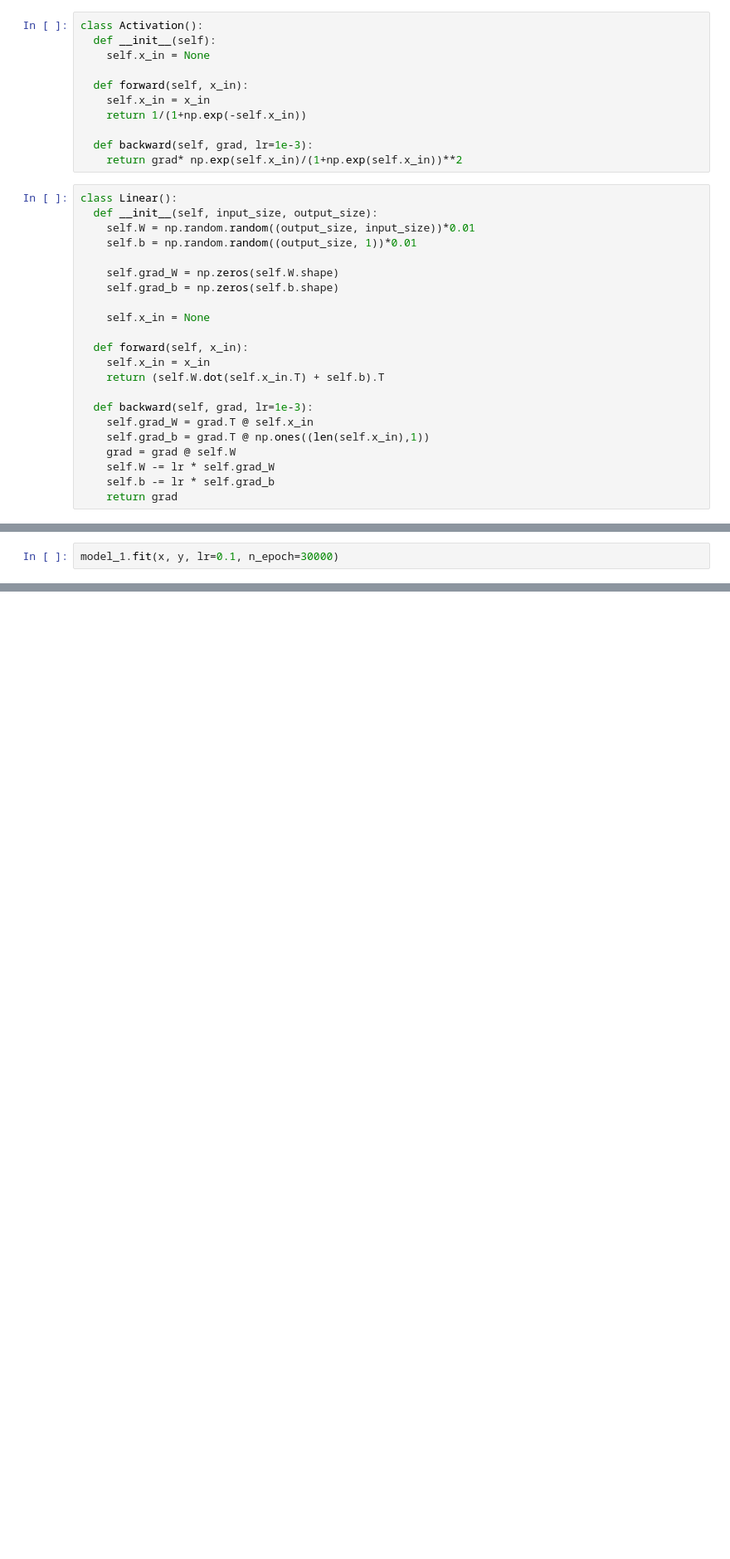
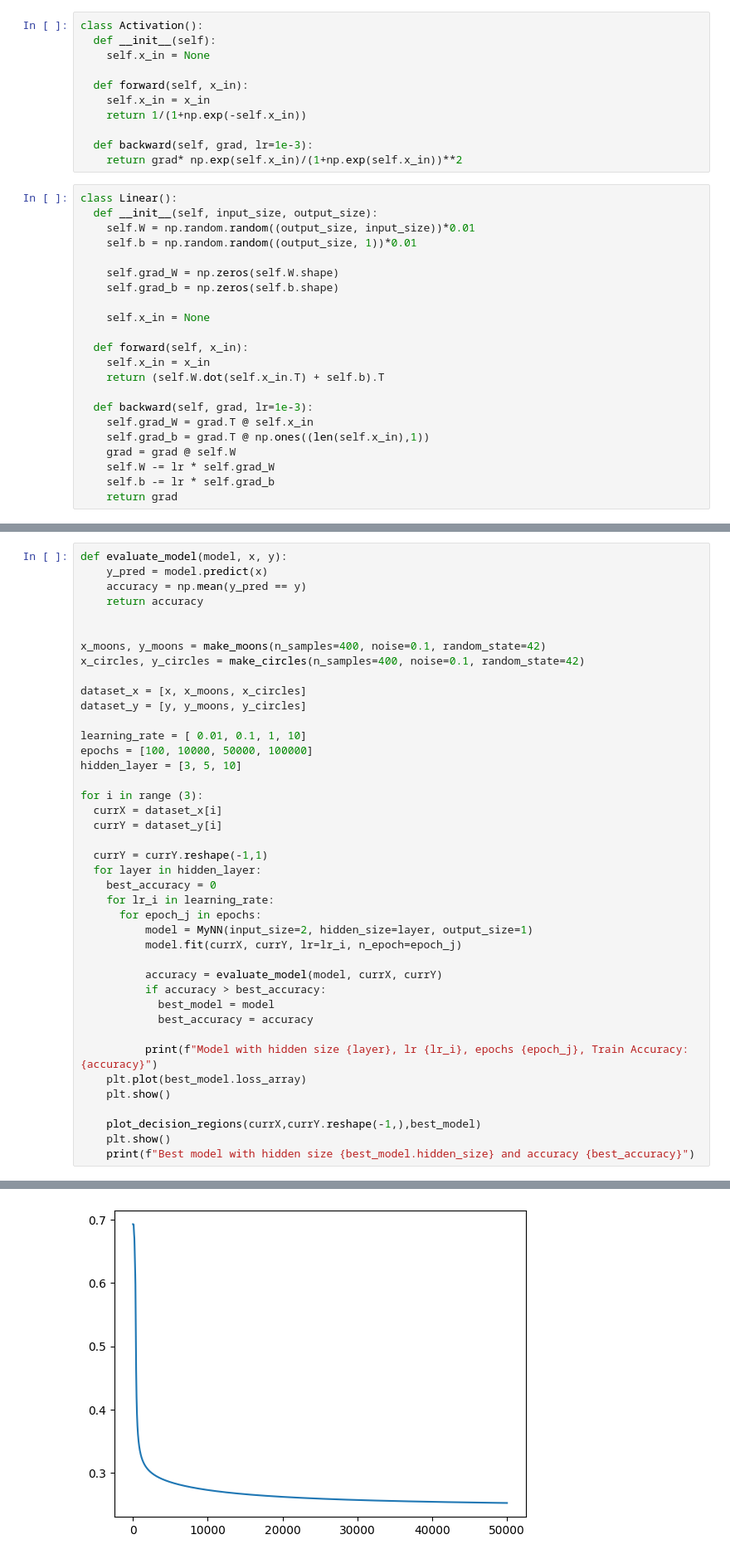
Before and after one commit to YKhalitov/College-Projects, a Jupyter notebook: RIT-Projects/Machine Learning - CSCI 335/HW9.ipynb, the cells around one changed output, grey strips where cells are left out. Shown at 83% size. Drawn from its saved outputs; the diff is of its cells as text; blank space fills up the shorter version.

```diff
--- a/RIT-Projects/Machine Learning - CSCI 335/HW9.ipynb
+++ b/RIT-Projects/Machine Learning - CSCI 335/HW9.ipynb
@@ -184,2 +143,0 @@ model_1 = MyNN(input_size=2, hidden_size=5, output_size=1)
-# %%
-model_1.fit(x, y, lr=0.1, n_epoch=30000)
@@ -195,0 +144,42 @@ plot_decision_regions(x,y.reshape(-1,),model_1)
+# %%
+def evaluate_model(model, x, y):
+    y_pred = model.predict(x)
+    accuracy = np.mean(y_pred == y)
+    return accuracy
+
+
+x_moons, y_moons = make_moons(n_samples=400, noise=0.1, random_state=42)
+x_circles, y_circles = make_circles(n_samples=400, noise=0.1, random_state=42)
+
+dataset_x = [x, x_moons, x_circles]
+dataset_y = [y, y_moons, y_circles]
+
+learning_rate = [ 0.01, 0.1, 1, 10]
+epochs = [100, 10000, 50000, 100000]
+hidden_layer = [3, 5, 10]
+
+for i in range (3):
+  currX = dataset_x[i]
+  currY = dataset_y[i]
+
+  currY = currY.reshape(-1,1)
+  for layer in hidden_layer:
+    best_accuracy = 0
+    for lr_i in learning_rate:
+      for epoch_j in epochs:
+          model = MyNN(input_size=2, hidden_size=layer, output_size=1)
+          model.fit(currX, currY, lr=lr_i, n_epoch=epoch_j)
+
+          accuracy = evaluate_model(model, currX, currY)
+          if accuracy > best_accuracy:
+            best_model = model
+            best_accuracy = accuracy
+
+          print(f"Model with hidden size {layer}, lr {lr_i}, epochs {epoch_j}, Train Accuracy: {accuracy}")
+    plt.plot(best_model.loss_array)
+    plt.show()
+
+    plot_decision_regions(currX,currY.reshape(-1,),best_model)
+    plt.show()
+    print(f"Best model with hidden size {best_model.hidden_size} and accuracy {best_accuracy}")
+# %% [output]
@@ -195,0 +202 @@ plot_decision_regions(x,y.reshape(-1,),model_1)
+[figure, added]
```
Also changed, not shown: parts of 9 cells of this notebook.
